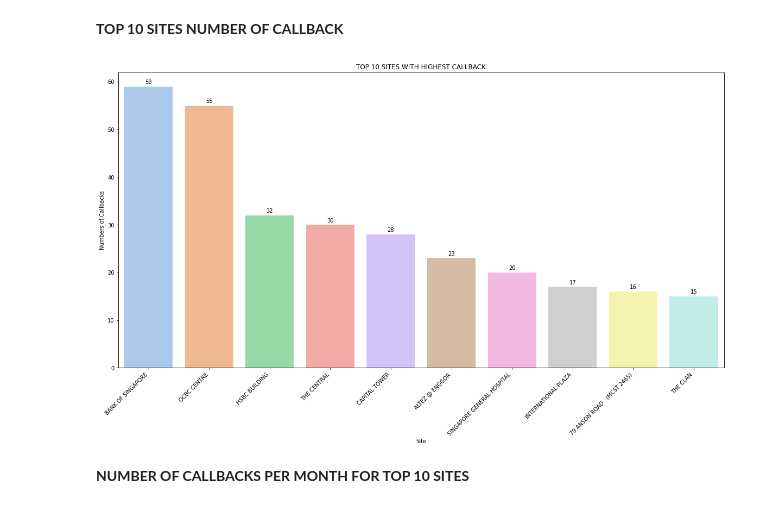
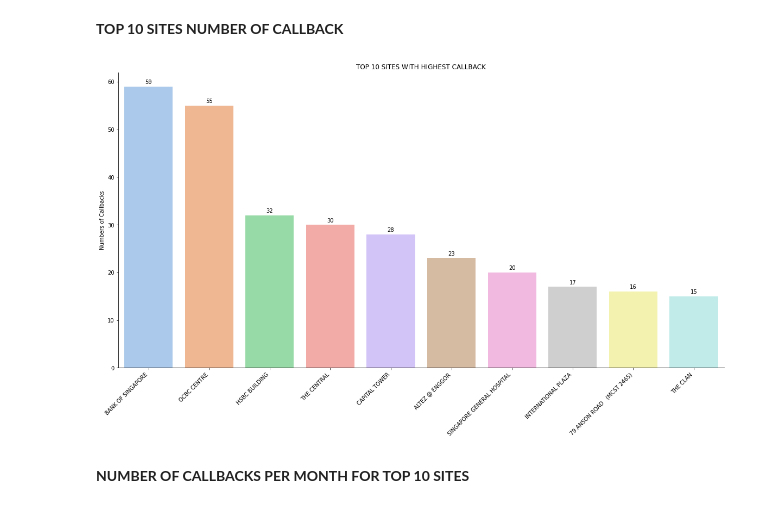
Before and after one commit to melvinps/Data-Analysis-Schindler-Lift-Singapore, a Jupyter notebook: Callback_Analysis.ipynb, the cells around one changed output. Cells and saved outputs as stored; diff of their text form; code cells hidden in the pictures.

```diff
--- a/Callback_Analysis.ipynb
+++ b/Callback_Analysis.ipynb
@@ -90,18 +90,20 @@ top_10
 # %%
 fig, ax = plt.subplots(figsize=(20,10))
 g =sns.barplot(x='Name',y='Numbers of Callbacks',data=top_10,ax=ax, palette='pastel')
 plt.xticks(rotation=45, ha='right')
-g.set_xlabel('Site')
+g.set_xlabel(' ')
+g.spines['right'].set_visible(False)
+g.spines['top'].set_visible(False)
 g.set_title('TOP 10 SITES WITH HIGHEST CALLBACK')
 
 for p in g.patches:
     g.annotate(format(p.get_height(), '.0f'),
                (p.get_x() + p.get_width() / 2., p.get_height()),
                ha = 'center', va = 'center',
                xytext = (0, 8),
                textcoords = 'offset points')
 # %% [output]
-[figure, old version]
+[figure, new version]
 # %% [markdown]
 **NUMBER OF CALLBACKS PER MONTH FOR TOP 10 SITES**
 # %%
```
Also changed, not shown: parts of 6 cells of this notebook.
